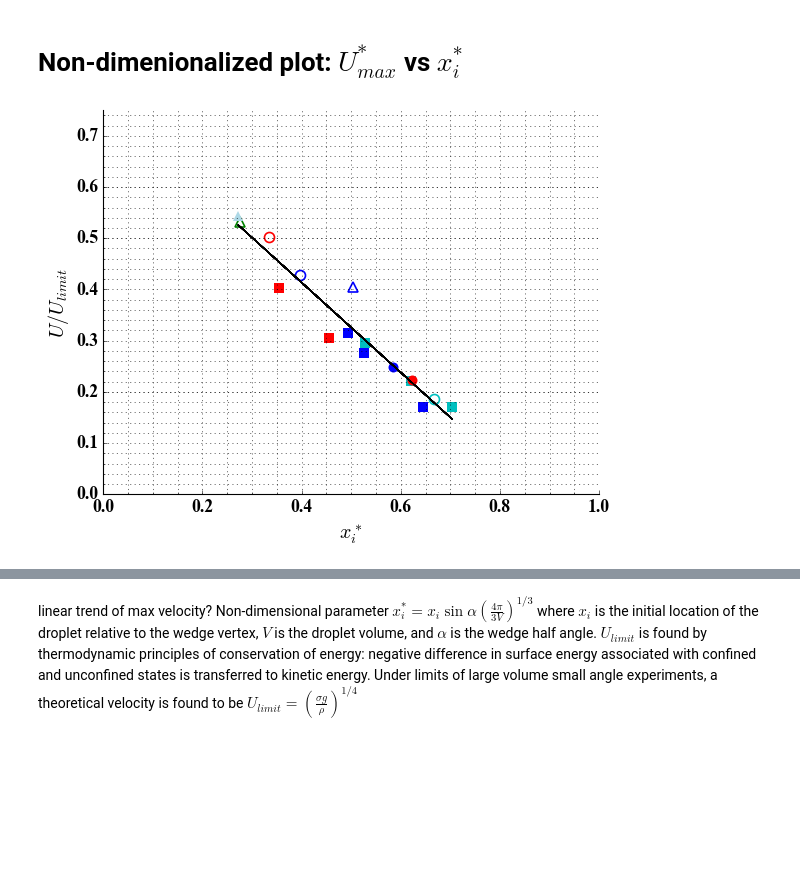
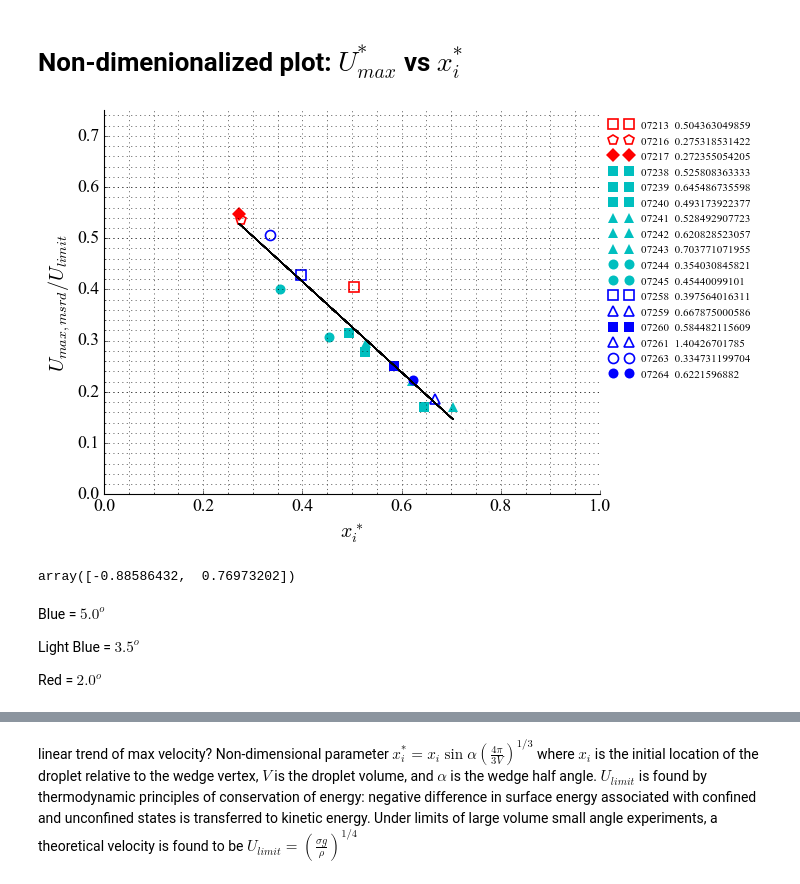
Before and after one commit to loganjt/DropletJumpWedge, a Jupyter notebook: Repos_Data/plotter_notebook.ipynb, the cells around one changed output, grey strips where cells are left out. Cells and saved outputs as stored; diff of their text form; code cells hidden in the pictures; blank space fills up the shorter version.

```diff
--- a/Repos_Data/plotter_notebook.ipynb
+++ b/Repos_Data/plotter_notebook.ipynb
@@ -288,48 +288,68 @@ for key in xi_norm:
 
     elif x_max[key]<=x_max_theo:
         fill = 'full'
         w=0
 
     if meta[key]['Angle']== 2.0:
-        style = 's'
+        clr = 'c'
     elif meta[key]['Angle']== 3.5:
-        style = 'o'
+        clr = 'b'
     elif meta[key]['Angle']== 5.0:
-        style = '^'
+        clr = 'r'
 
     if meta[key]['Volume']== 0.5:
-        clr = 'c'
+        style = '^'
     elif meta[key]['Volume']== 1.0:
-        clr = 'b'
+        style = 's'
     elif meta[key]['Volume']== 2.0:
-        clr = 'r'
+        style = 'o'
     elif meta[key]['Volume']== 5.0:
-        clr = 'g'
+        style = 'p'
     elif meta[key]['Volume']== 10.0:
-        clr = 'lightblue'
+        style = 'D'
 
     ax = fig1.add_subplot(1,1,1)
-    basic_plot_format(subplot_label = ax, \
-                      x_label = '$x_i^*$',  \
-                      y_label = '$U/U_{limit}$', \
-                      major_grid = True,  \
-                      minor_grid = True,  \
-                      legend = False
-                     )
+    dropno = key+' '
+    vol = str(meta[key]['Volume'])+'ml '
+    angl = str(meta[key]['Angle'])+'deg '
+    IL = str( data[key][location][0])+'mm '
+    xii = ' '+str(xi_norm[key])
+    legend_label = dropno+xii
+
     ax.plot(xi_norm[key],v_norm[key]/v_max,\
                 marker=style,\
                 c = clr,\
                 ms=9,\
                 fillStyle=fill,\
-                markeredgewidth=w
+                markeredgewidth=w,\
+                label = legend_label,\
+                linewidth = 0
            )
     ax.plot(xi_vector,fit_fn(xi_vector)/v_max,'k')
 
+    legend1 = basic_plot_format(subplot_label = ax, \
+                      x_label = '$x_i^*$',  \
+                      y_label
+                                = '$U_{max,msrd}/U_{limit}$', \
+                      major_grid = True,  \
+                      minor_grid = True,  \
+                      legend = True
+                     )
     ax.set_xlim([0,1])
     ax.set_ylim([0,0.75])
 
 
-fig1.savefig('Figures/dimensionalplot.png',dpi=300, bbox_inches='tight')
+fig1.savefig('Figures/dimensionalplot.png',dpi=300,bbox_extra_artists=(legend1,), bbox_inches='tight')
 plt.show()
 # %% [output]
-[figure, old version]
+[figure, new version]
+# %%
+fit/v_max
+# %% [output]
+array([-0.88586432,  0.76973202])
+# %% [markdown]
+Blue = $5.0^o$
+
+Light Blue = $3.5^o$
+
+Red = $2.0^o$
```
Also changed, not shown: parts of 6 cells of this notebook, 3 other files.
